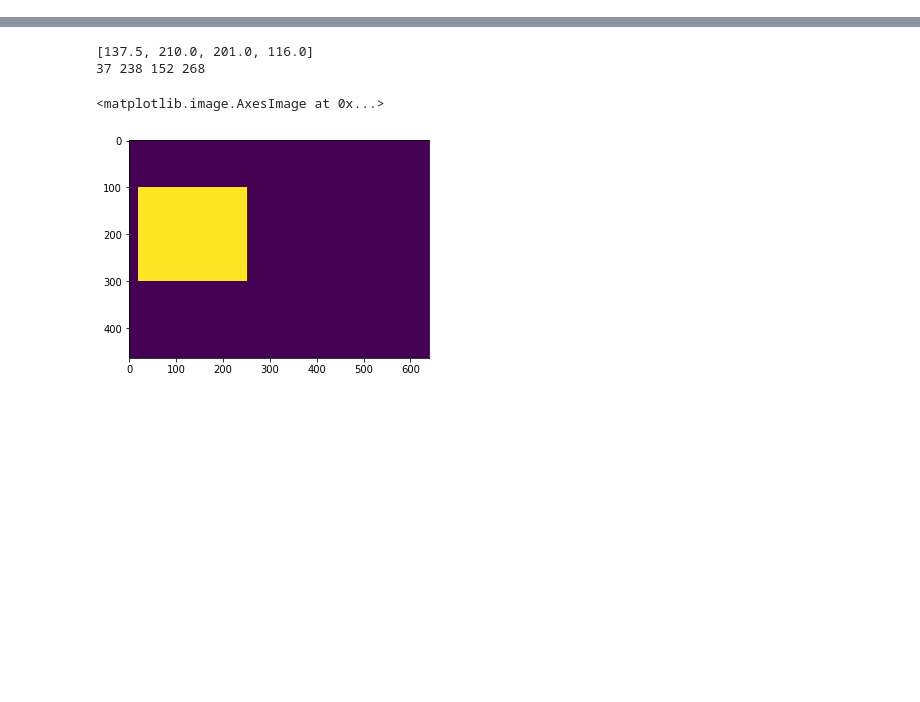
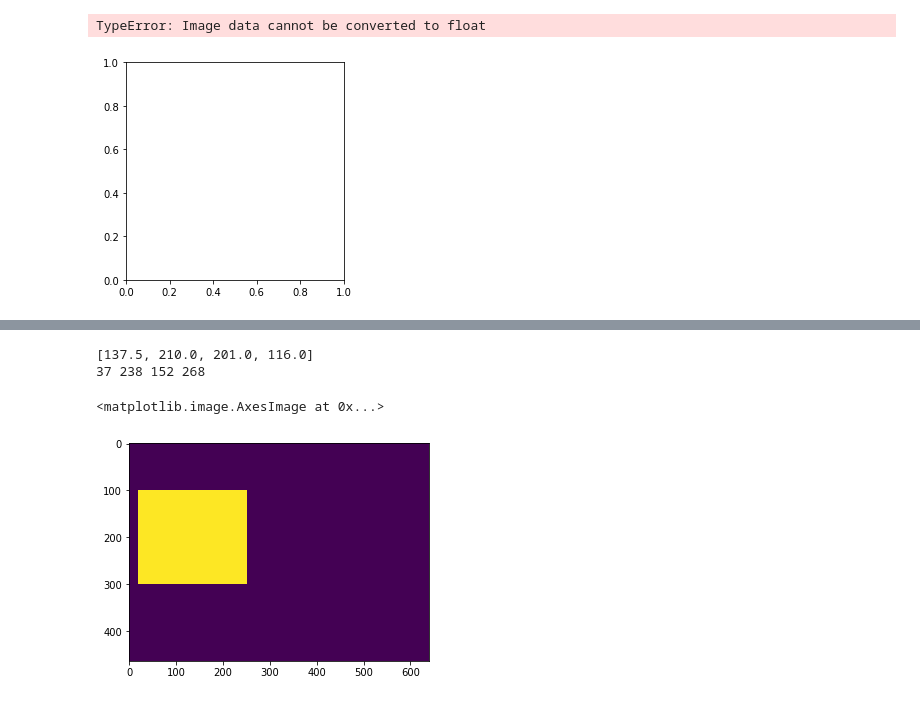
Before and after one commit to issamouawad/object_tracking, a Jupyter notebook: appearance test.ipynb, the cells around one changed output, grey strips where cells are left out. Drawn from its saved outputs; the diff is of its cells as text; code cells hidden in the pictures; blank space fills up the shorter version.

```diff
--- a/appearance test.ipynb
+++ b/appearance test.ipynb
@@ -5,0 +67,71 @@ from skimage.feature import hog
+# %%
+## num = '392'
+frameCount=0
+total_frames=641
+dists_l = []
+dists_m = []
+dists_s = []
+video_name = 'grl2'
+while(frameCount<total_frames-1):
+    frameCount+=1
+    if('%s/%s.jpg'%(video_name,str(frameCount).zfill(5)) in detections and '%s/%s.jpg'%(video_name,str(frameCount+1).zfill(5)) in detections):
+        #print('found',frameCount)
+        currs = [d for d in detections['%s/%s.jpg'%(video_name,str(frameCount).zfill(5))] if d[0]==8]
+        for c in currs:
+            print(len(c[7:]))
+        if(len(currs)==0):
+            continue
+        curr = currs[0]
+        img_curr = cv.imread('../%s/%s.jpg'%(video_name,str(frameCount).zfill(5)))
+        xmin = int(curr[2])
+        ymin = int(curr[3])
+        xmax =int(curr[4])
+        ymax =int(curr[5])
+
+        cv.rectangle(img_curr, (int(xmin), int(ymin)), (int(xmax),int(ymax)), (255,0,0), 2)
+
+        frameCount +=1
+        nexts = [d for d in detections['%s/%s.jpg'%(video_name,str(frameCount).zfill(5))] if d[0]==8]
+        if(len(nexts)==0):
+            continue
+        next_ = nexts[0]
+        img_next = cv.imread('../%s/%s.jpg'%(video_name,str(frameCount).zfill(5)))
+        xmin = int(next_[2])
+        ymin = int(next_[3])
+        xmax =int(next_[4])
+        ymax =int(next_[5])
+        cv.rectangle(img_next, (int(xmin), int(ymin)), (int(xmax),int(ymax)), (255,0,0), 2)
+        f0 = curr[7:]
+        f1 = next_[7:]
+        if(len(f0)==len(f1)):
+            print('same',frameCount)
+            print(len(f0))
+            dist = np.linalg.norm(np.array(f0)-np.array(f1))
+            if(dist>10000):
+                continue
+            print(dist)
+            if(len(f0)==128):
+                dists_l.append(dist)
+
+
+            elif(len(f0)==512):
+                dists_m.append(dist)
+            elif(len(f0)==2048):
+                dists_s.append(dist)
+            else:
+                print('error')
+            #if(dist>1.5):
+                #plt.figure()
+                #plt.imshow(img_curr)
+                #plt.figure()
+                #plt.imshow(img_next)
+            dist = np.linalg.norm(np.array(f0)-np.array(f1))
+            if(dist>10):
+                plt.figure()
+                plt.imshow(img_curr)
+                plt.figure()
+                plt.imshow(img_next)
+
+        else:
+            print('not same',frameCount)
+# %% [output]
@@ -5,0 +155,2 @@ from skimage.feature import hog
+TypeError: Image data cannot be converted to float
+[figure, added]
```
Also changed, not shown: parts of 10 cells of this notebook, 10 other files.
